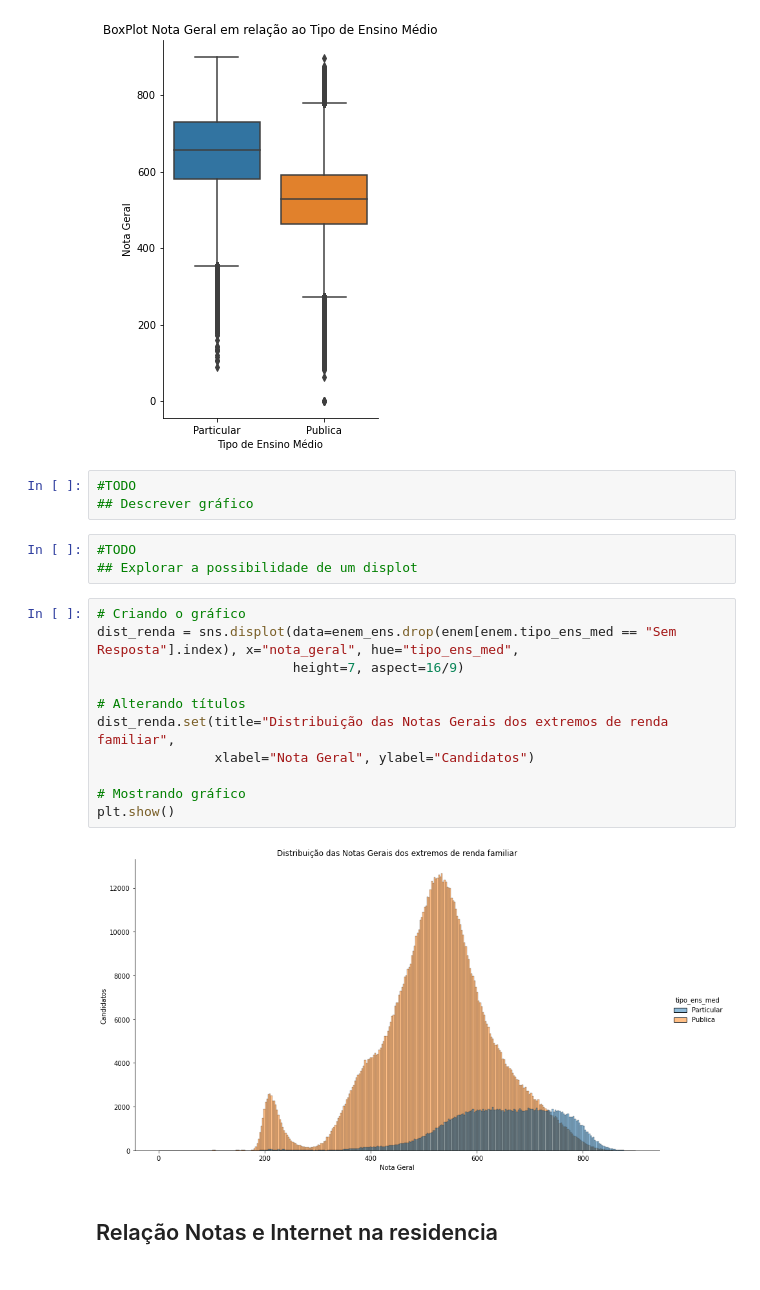
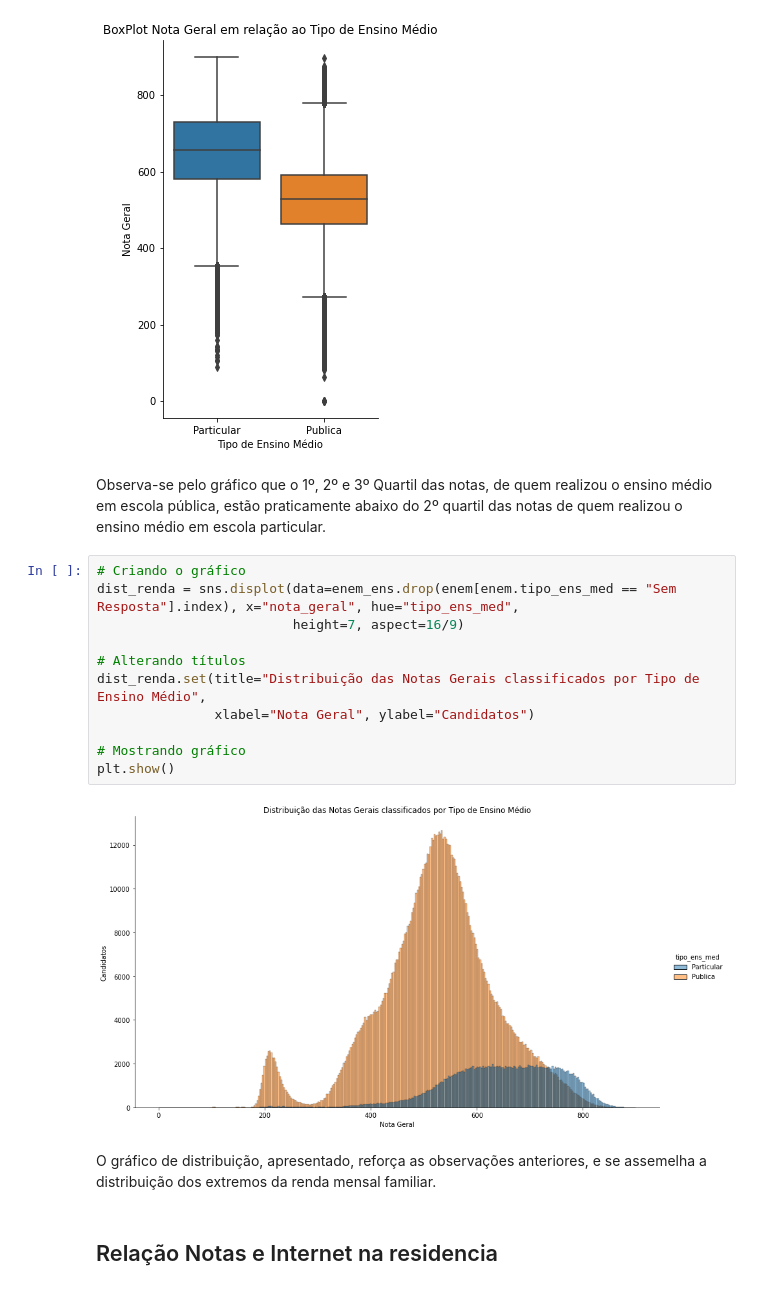
Before and after one commit to RenanGroot/Analise-Exploratoria-ENEM2019, a Jupyter notebook: Análise Exploratória - ENEM 2019.ipynb, the cells around one changed output. Drawn from its saved outputs; the diff is of its cells as text.

```diff
--- a/Análise Exploratória - ENEM 2019.ipynb
+++ b/Análise Exploratória - ENEM 2019.ipynb
@@ -388,25 +388,23 @@ cat_ens.set(title="BoxPlot Nota Geral em relação ao Tipo de Ensino Médio",
 plt.show()
 # %% [output]
 [figure]
-# %%
-#TODO
-## Descrever gráfico
-# %%
-#TODO
-## Explorar a possibilidade de um displot
+# %% [markdown]
+Observa-se pelo gráfico que o 1º, 2º e 3º Quartil das notas, de quem realizou o ensino médio em escola pública, estão praticamente abaixo do 2º quartil das notas de quem realizou o ensino médio em escola particular.
 # %%
 # Criando o gráfico
 dist_renda = sns.displot(data=enem_ens.drop(enem[enem.tipo_ens_med == "Sem Resposta"].index), x="nota_geral", hue="tipo_ens_med",
                          height=7, aspect=16/9)
 
 # Alterando títulos
-dist_renda.set(title="Distribuição das Notas Gerais dos extremos de renda familiar",
+dist_renda.set(title="Distribuição das Notas Gerais classificados por Tipo de Ensino Médio",
                xlabel="Nota Geral", ylabel="Candidatos")
 
 # Mostrando gráfico
 plt.show()
 # %% [output]
-[figure, old version]
+[figure, new version]
+# %% [markdown]
+O gráfico de distribuição, apresentado, reforça as observações anteriores, e se assemelha a distribuição dos extremos da renda mensal familiar.
 # %% [markdown]
 ## Relação Notas e Internet na residencia
 # %%
```
